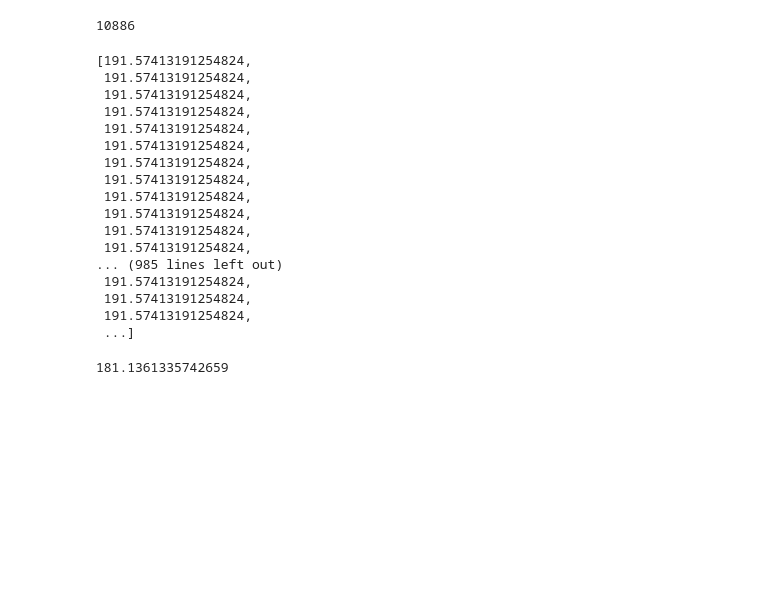
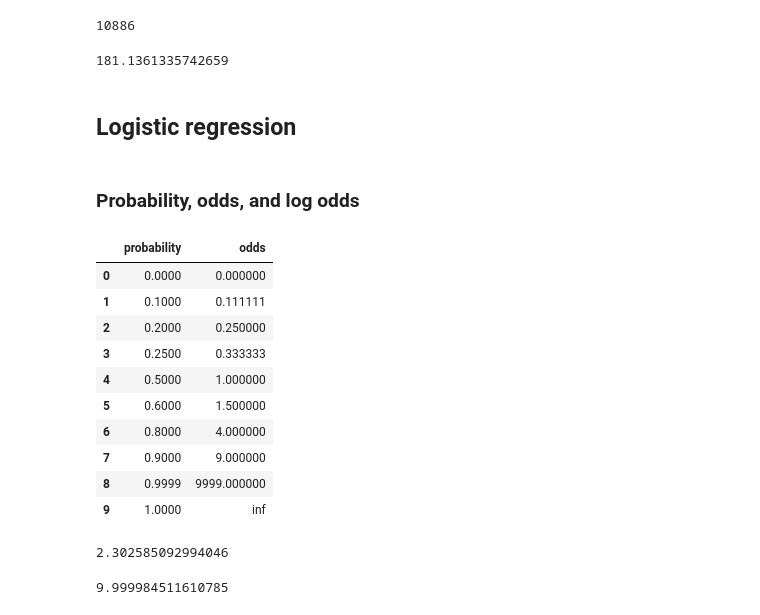
Before and after one commit to sturrion/Principles-of-Data-Science, a Jupyter notebook: Code/chapter_10.ipynb, the cells around one changed output. Saved outputs shown, nothing was run; the diff lists cells and outputs as text; code cells hidden in the pictures; blank space fills up the shorter version.

```diff
--- a/Code/chapter_10.ipynb
+++ b/Code/chapter_10.ipynb
@@ -210,26 +210,40 @@ num_rows
 10886
 # %%
 null_model_predictions = [average_bike_rental]*num_rows
-null_model_predictions
+#null_model_predictions
-# %% [output]
-[191.57413191254824,
- 191.57413191254824,
- 191.57413191254824,
- 191.57413191254824,
- 191.57413191254824,
- 191.57413191254824,
- 191.57413191254824,
- 191.57413191254824,
- 191.57413191254824,
- 191.57413191254824,
- 191.57413191254824,
- 191.57413191254824,
-... (985 lines left out)
- 191.57413191254824,
- 191.57413191254824,
- 191.57413191254824,
- ...]
 # %%
 np.sqrt(metrics.mean_squared_error(y, null_model_predictions))
 # %% [output]
 181.1361335742659
+# %% [markdown]
+## Logistic regression
+# %% [markdown]
+### Probability, odds, and log odds
+# %%
+# create a table of probability versus odds
+table = pd.DataFrame({'probability':[0, 0.1, 0.2, 0.25, 0.5, 0.6, 0.8, 0.9, 0.9999, 1]})
+table['odds'] = table['probability']/(1 - table['probability'])
+table
+# %% [output]
+|  | probability | odds |
+| 0 | 0.0000 | 0.000000 |
+| 1 | 0.1000 | 0.111111 |
+| 2 | 0.2000 | 0.250000 |
+| 3 | 0.2500 | 0.333333 |
+| 4 | 0.5000 | 1.000000 |
+| 5 | 0.6000 | 1.500000 |
+| 6 | 0.8000 | 4.000000 |
+| 7 | 0.9000 | 9.000000 |
+| 8 | 0.9999 | 9999.000000 |
+| 9 | 1.0000 | inf |
+# %%
+np.log(10) # == 2.3025
+# meaning that e ^ 2.302 == 10
+# %% [output]
+2.302585092994046
+# %%
+# to prove that
+2.71828**2.3025850929940459 # == 9.9999
+# e ^ log(10) == 10
+# %% [output]
+9.999984511610785
```
Also changed, not shown: parts of 17 cells of this notebook.
